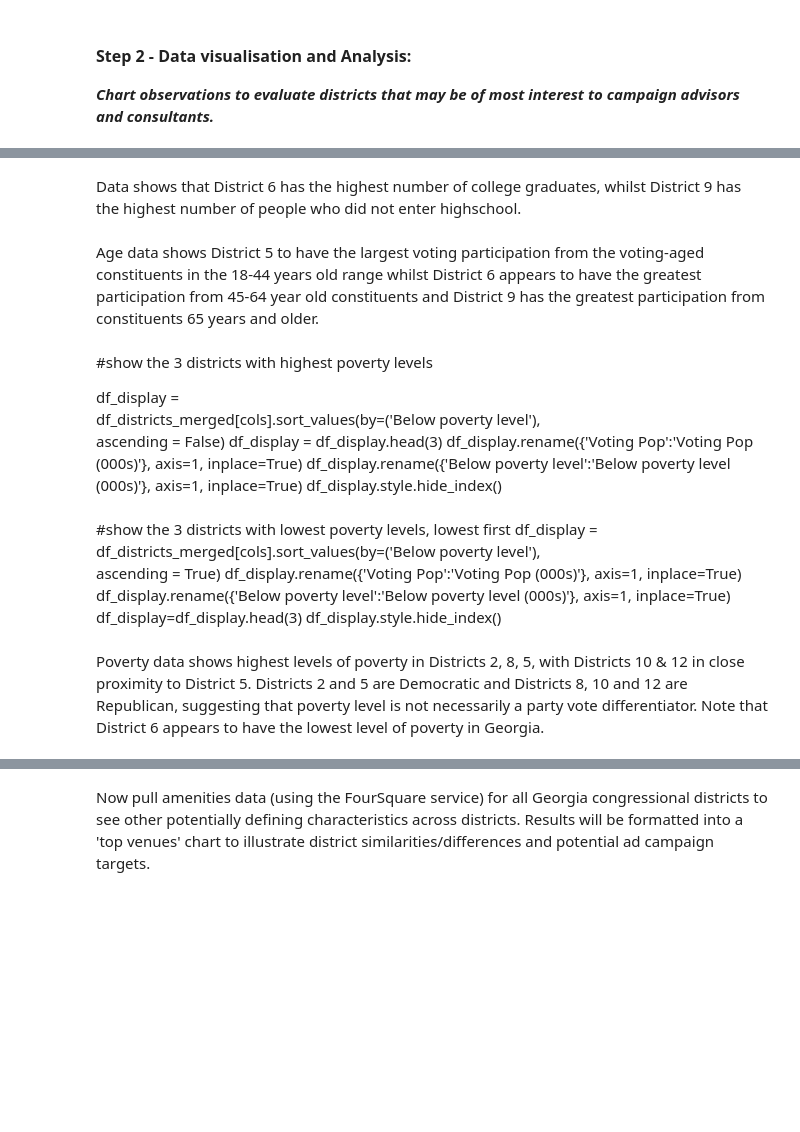
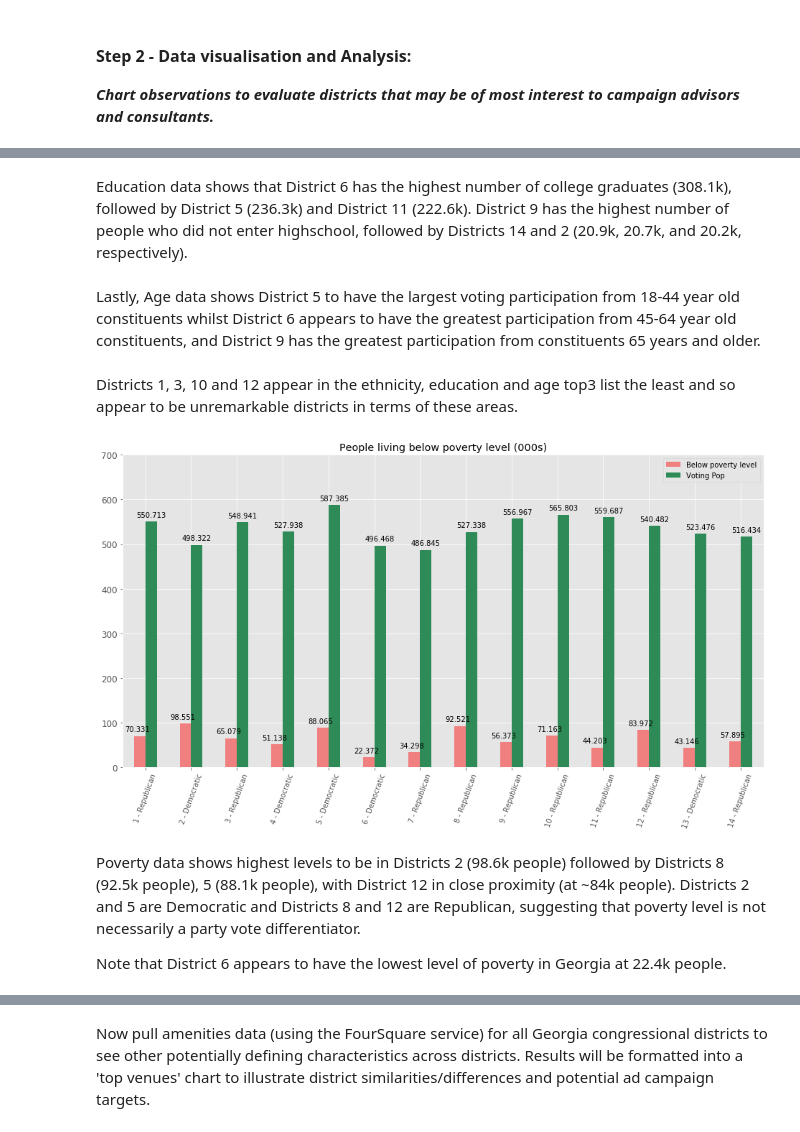
Before and after one commit to jot-43/Coursera_Capstone, a Jupyter notebook: JTs Coursera Capstone.ipynb, the cells around one changed output, grey strips where cells are left out. Saved outputs shown, nothing was run; the diff lists cells and outputs as text; code cells hidden in the pictures; blank space fills up the shorter version.

```diff
--- a/JTs Coursera Capstone.ipynb
+++ b/JTs Coursera Capstone.ipynb
@@ -555,2 +749,3 @@ df_display[['District - Party',
 # %% [markdown]
-Data shows that District 6 has the highest number of college graduates, whilst District 9 has the highest number of people who did not enter highschool.
+Education data shows that District 6 has the highest number of college graduates (308.1k), followed by District 5 (236.3k) and District 11 (222.6k).
+District 9 has the highest number of people who did not enter highschool, followed by Districts 14 and 2 (20.9k, 20.7k, and 20.2k, respectively).
@@ -636,73 +752,45 @@ df_display.style.hide_index()
 # %% [markdown]
-Age data shows District 5 to have the largest voting participation from the voting-aged constituents in the 18-44 years old range whilst District 6 appears to have the greatest participation from 45-64 year old constituents and District 9 has the greatest participation from constituents 65 years and older.
+Lastly, Age data shows District 5 to have the largest voting participation from 18-44 year old constituents whilst District 6 appears to have the greatest participation from 45-64 year old constituents, and District 9 has the greatest participation from constituents 65 years and older.
+# %% [markdown]
+Districts 1, 3, 10 and 12 appear in the ethnicity, education and age  top3 list the least and so appear to be unremarkable districts in terms of these areas.
 # %%
 #show relative poverty across districts
-cols=['District - Party', 'Voting Pop', 'Below poverty level']
+cols=['District - Party', 'Below poverty level', 'Voting Pop']
 
-colorlist=['lightcoral', 'mediumseagreen']
+colorlist=['lightcoral', 'seagreen']
 
 labels = df_districts_merged['District - Party']
 
-#plot population and poverty next to each other using 'subplot' (not taught
-#in the course, but quite handy and easy to learn from matplotlib doc)
-fig, ax=plt.subplots(ncols=2, figsize=(20,8))
+#plot poverty and population next to each other - whilst it is
+#unclear that the poverty figures only include voters, it is useful
+#nonetheless to understand the voting size relative to poverty size
+#in each district <-PROMOTE THIS COMMENT******************
 
-ytcks=np.arange(0,850,100)
-ax1=df_districts_merged['Voting Pop'].plot(kind='bar',
-                    title="Voting Population (000s)",
-                   color=(colorlist[0]), ax=ax[0])
+#plot a bar chart for each cluster's stat result
+ytcks1=np.arange(0,750,100)
+ax1=df_districts_merged[cols].plot(kind='bar',
+    title='People living below poverty level (000s)',
+    fontsize=12, rot=0, figsize=(16,8), color=colorlist)
 #add totals at top of bar for better visualisation
 for i in ax1.patches:
     width, height = i.get_width(), i.get_height()
     x, y = i.get_xy()
-    ax1.annotate('{0:.1f}'.format(height), (x + -.2, y + height + 6), fontsize=10,
+    ax1.annotate('{:}'.format(height), (x - 0.2, y + height + 10.0),
+                 fontsize=10,
                  color='black')
-ax1.set_yticks(ytcks)
+ax1.set_yticks(ytcks1)
 ax1.set_xticklabels(labels, fontsize=10, rotation=70)
 
 
-#plot a bar chart for each cluster's stat result
-ytcks2=np.arange(0,150,25)
-ax2=df_districts_merged['Below poverty level'].plot(kind='bar',
-    title='People living below poverty level (000s)',
-    fontsize=12, rot=0, color='cadetblue', ax=ax[1])
-#add totals at top of bar for better visualisation
-for i in ax2.patches:
-    width, height = i.get_width(), i.get_height()
-    x, y = i.get_xy()
-    ax2.annotate('{:}'.format(height), (x - 0.2, y + height + 1.0), fontsize=10,
-                 color='black')
-ax2.set_yticks(ytcks2)
-ax2.set_xticklabels(labels, fontsize=10, rotation=70)
-
-plt.figure(figsize=(16,10))
+#plt.figure(figsize=(16,10))
 
 plt.show()
+# %% [output]
+[figure, added]
-# %% [markdown]
-#show the 3 districts with highest poverty levels
-
-df_display = \
-    df_districts_merged[cols].sort_values(by=('Below poverty level'), \
-                                     ascending = False)
-df_display = df_display.head(3)
-df_display.rename({'Voting Pop':'Voting Pop (000s)'}, axis=1,
-                  inplace=True)
-df_display.rename({'Below poverty level':'Below poverty level (000s)'},
-                  axis=1, inplace=True)
-df_display.style.hide_index()
-# %% [markdown]
-#show the 3 districts with lowest poverty levels, lowest first
-df_display = \
-  df_districts_merged[cols].sort_values(by=('Below poverty level'), \
-                                     ascending = True)
-df_display.rename({'Voting Pop':'Voting Pop (000s)'}, axis=1,
-                  inplace=True)
-df_display.rename({'Below poverty level':'Below poverty level (000s)'},
-                  axis=1, inplace=True)
-df_display=df_display.head(3)
-df_display.style.hide_index()
 # %% [markdown]
-Poverty data shows highest levels of poverty in Districts 2, 8, 5, with Districts 10 & 12 in close proximity to District 5.  Districts 2 and 5 are Democratic and Districts 8, 10 and 12 are Republican, suggesting that poverty level is not necessarily a party vote differentiator.  Note that District 6 appears to have the lowest level of poverty in Georgia.
+Poverty data shows highest levels to be in Districts 2 (98.6k people) followed by Districts 8 (92.5k people), 5 (88.1k people), with District 12 in close proximity (at ~84k people).  Districts 2 and 5 are Democratic and Districts 8 and 12 are Republican, suggesting that poverty level is not necessarily a party vote differentiator.
+
+Note that District 6 appears to have the lowest level of poverty in Georgia at 22.4k people.
 # %%
 #show the election victory margins for each district, to help focus
 #analysis
```
Also changed, not shown: parts of 67 cells of this notebook.
